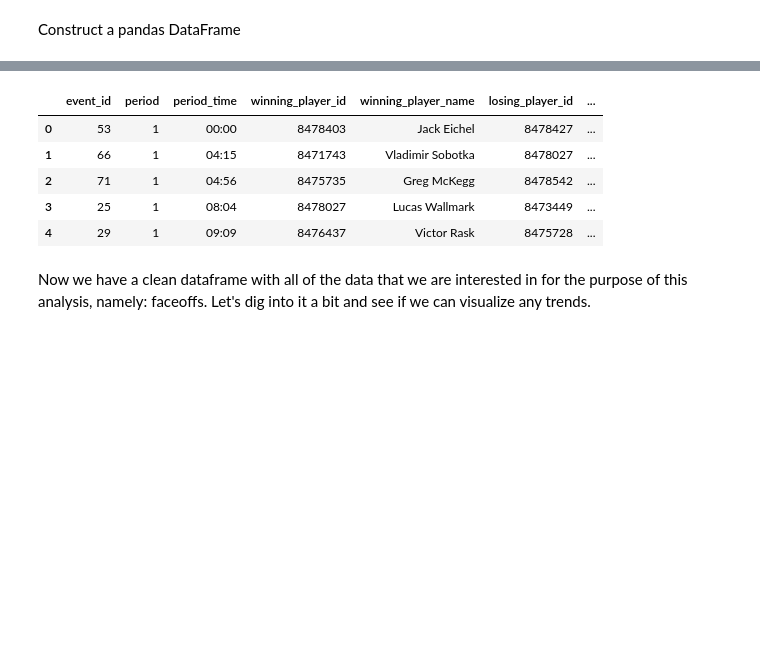
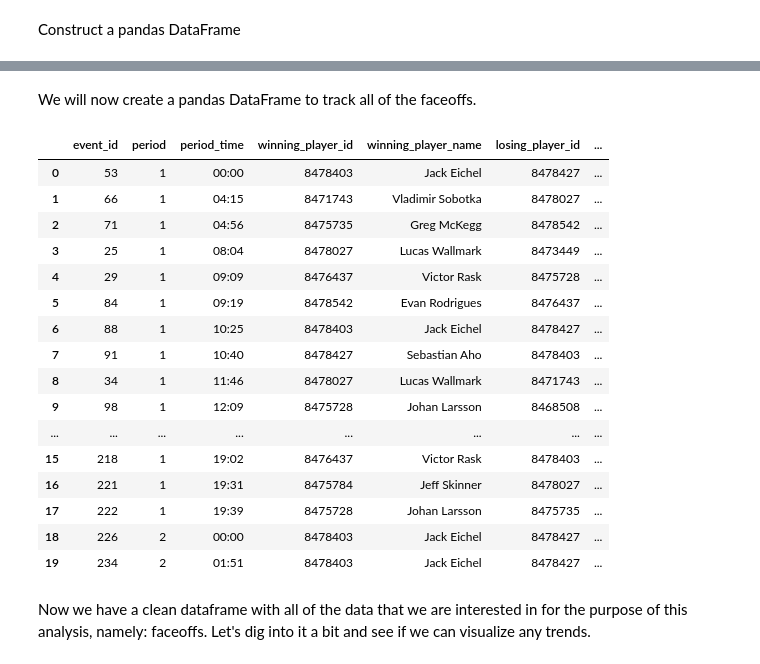
Before and after one commit to yanniskatsaros/hockey-analytics, a Jupyter notebook: nhl-api-data.ipynb, the cells around one changed output, grey strips where cells are left out. Saved outputs shown, nothing was run; the diff lists cells and outputs as text; code cells hidden in the pictures; blank space fills up the shorter version.

Commit message:
Updated analysis on player info, and stats; updated play-by-play data and joined on-ice data.

```diff
--- a/nhl-api-data.ipynb
+++ b/nhl-api-data.ipynb
@@ -287,4 +309,2 @@ Now that we have a table of all the player information, let's further explore th
 # %%
 plays = json.get('liveData').get('plays').get('allPlays')
-# %%
-play = plays[0]
@@ -308,3 +333,5 @@ play
+# %% [markdown]
+We will now create a pandas DataFrame to track all of the faceoffs.
 # %%
 faceoffs = {
     'event_id' : [],
@@ -314,6 +341,8 @@ faceoffs = {
     'winning_player_name' : [],
     'losing_player_id' : [],
     'losing_player_name' : [],
+    'x_coord' : [],
+    'y_coord' : []
 }
 
 for play in plays:
@@ -333,16 +362,30 @@ for play in plays:
     faceoffs['losing_player_id'].append(losing_player.get('player').get('id'))
     faceoffs['losing_player_name'].append(losing_player.get('player').get('fullName'))
 
+    faceoffs['x_coord'].append(play.get('coordinates').get('x'))
+    faceoffs['y_coord'].append(play.get('coordinates').get('y'))
+
 faceoffs = pd.DataFrame(faceoffs)
 # %%
-faceoffs.head()
+faceoffs.head(20)
 # %% [output]
 |  | event_id | period | period_time | winning_player_id | winning_player_name | losing_player_id | ... |
 | 0 | 53 | 1 | 00:00 | 8478403 | Jack Eichel | 8478427 | ... |
 | 1 | 66 | 1 | 04:15 | 8471743 | Vladimir Sobotka | 8478027 | ... |
 | 2 | 71 | 1 | 04:56 | 8475735 | Greg McKegg | 8478542 | ... |
 | 3 | 25 | 1 | 08:04 | 8478027 | Lucas Wallmark | 8473449 | ... |
 | 4 | 29 | 1 | 09:09 | 8476437 | Victor Rask | 8475728 | ... |
+| 5 | 84 | 1 | 09:19 | 8478542 | Evan Rodrigues | 8476437 | ... |
+| 6 | 88 | 1 | 10:25 | 8478403 | Jack Eichel | 8478427 | ... |
+| 7 | 91 | 1 | 10:40 | 8478427 | Sebastian Aho | 8478403 | ... |
+| 8 | 34 | 1 | 11:46 | 8478027 | Lucas Wallmark | 8471743 | ... |
+| 9 | 98 | 1 | 12:09 | 8475728 | Johan Larsson | 8468508 | ... |
+| ... | ... | ... | ... | ... | ... | ... | ... |
+| 15 | 218 | 1 | 19:02 | 8476437 | Victor Rask | 8478403 | ... |
+| 16 | 221 | 1 | 19:31 | 8475784 | Jeff Skinner | 8478027 | ... |
+| 17 | 222 | 1 | 19:39 | 8475728 | Johan Larsson | 8475735 | ... |
+| 18 | 226 | 2 | 00:00 | 8478403 | Jack Eichel | 8478427 | ... |
+| 19 | 234 | 2 | 01:51 | 8478403 | Jack Eichel | 8478427 | ... |
 # %% [markdown]
 Now we have a clean dataframe with all of the data that we are interested in for the purpose of this analysis, namely: faceoffs. Let's dig into it a bit and see if we can visualize any trends.
 # %% [markdown]
```
Also changed, not shown: parts of 59 cells of this notebook, 1 other file.
